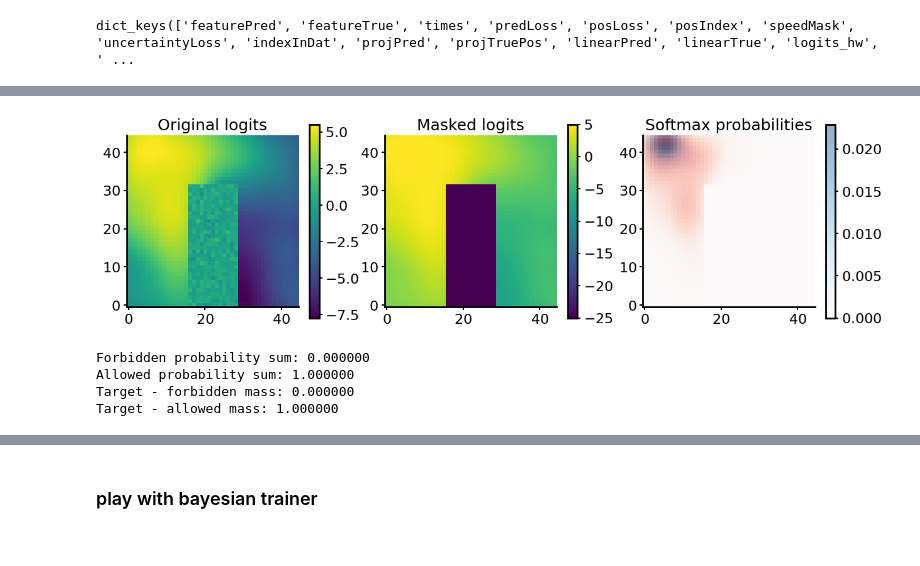
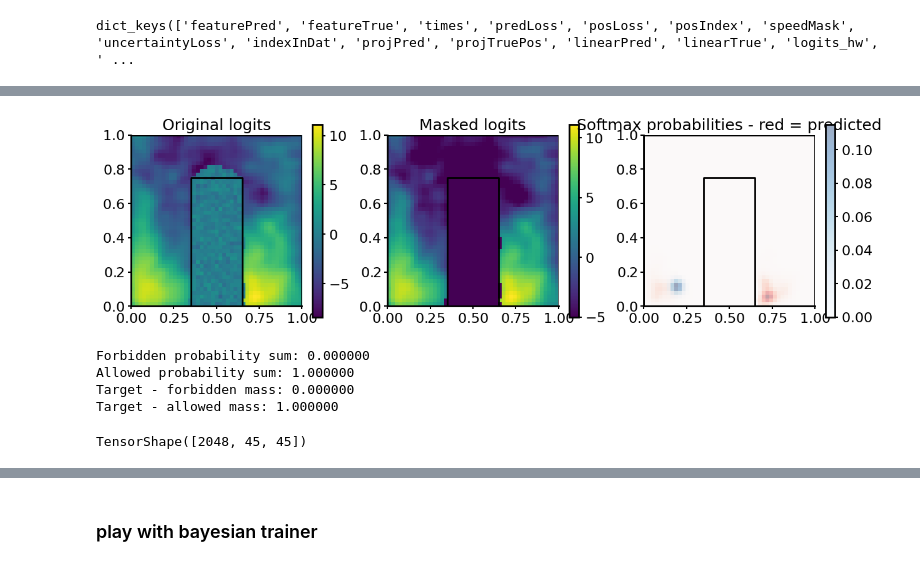
Before and after one commit to MobsLab/neuroEncoders, a Jupyter notebook: notebooks/NotebookKarimSingleMouse.ipynb, the cells around one changed output, grey strips where cells are left out. Drawn from its saved outputs; the diff is of its cells as text; code cells hidden in the pictures.

```diff
--- a/notebooks/NotebookKarimSingleMouse.ipynb
+++ b/notebooks/NotebookKarimSingleMouse.ipynb
@@ -31,11 +14,13 @@ nameExp = "current_LogLoss_Transformer_Dense_Transformer"
 nameExp_Transformer = "current_LogLoss_Transformer_Dense_Transformer"
 nameExp_LSTM = "current_LogLoss_Transformer_Dense_LSTM"
 
-nameExp = "new_GaussianHeatMap_LinearLoss_Dense_Transformer"
+nameExp = "smallSigma_GaussianHeatMap_LinearLoss_Transformer"
+nameExp_Bayes = "current_LogLoss_Transformer_Dense_Transformer"
+
 #nameExp = "projected_LinearLoss_Dense_Transformer"
 # %%
 jsonPath = None
-windowSizeMS = [108,]
+windowSizeMS = [108]
 mode = "ann"
 target = "pos"
 phase = "pre"
@@ -49,18 +46,14 @@ Dir_LSTM = neuroencoders.utils.MOBS_Functions.path_for_experiments_df('Sub', nam
 # %%
-import tensorflow.config as tfconfig
 deviceName = "cpu"
-if tfconfig.list_physical_devices("GPU"):
-    deviceName = "gpu"
-
-deviceName = "cpu"
-Mouse_Results = neuroencoders.utils.MOBS_Functions.Mouse_Results(Dir, mouse_name=mouse, manipe=manipe, target=target,
+Mouse_Results = mf.Mouse_Results(Dir, mouse_name=mouse, manipe=manipe, target=target,
                                                         nameExp=nameExp, nEpochs=nEpochs, phase=phase,
                                                         deviceName=deviceName, windows=windowSizeMS,
                                                         isTransformer = "LSTM" not in nameExp, denseweight= False,
                                                         transform_w_log = False,
-                                                        which = "ann",
+                                                        which = "both",
                                                         isPredLoss = False,
-                                                        GaussianHeatmap = True
+                                                        GaussianHeatmap = True,
+                                                        # bayes_project_path = nameExp_Bayes,
                                                         )
 # %% [output]
 Path for 1199 found: /media/mickey/DataTheotime210/DimaERC2/neuroencoders_1021/_work/M1199_PAG
@@ -87,7 +84,7 @@ Windows: 108
 # %%
 import dill as pickle
 # %%
-with open("/home/mickey/Documents/Theotime/DimaERC2/neuroencoders_1021/_work/M1199_PAG/new_GaussianHeatMap_LinearLoss_Dense_Transformer/results/108/decoding_results_pre.pkl", "rb") as f:
+with open(os.path.join(Mouse_Results.folderResult, "108", "decoding_results_pre.pkl"), "rb") as f:
     decoding_results = pickle.load(f)
 # %%
 decoding_results.keys()
@@ -119,12 +105,10 @@ truePos = decoding_results["featureTrue"]
 # %%
-import tensorflow as tf
-import matplotlib.pyplot as plt
-
 # Assume logits_hw: [B,H,W], target_hw: [B,H,W], heatmap_layer instance exists
+from neuroencoders.utils.global_classes import MAZE_COORDS
 B, H, W = logits_hw.shape
 
 # 1️⃣ Mask forbidden logits
-masked_logits = tf.where(heatmap_layer.FORBID[None] > 0, heatmap_layer.NEG, logits_hw)
+masked_logits = tf.where(heatmap_layer.forbid_mask_tf[None] > 0, heatmap_layer.NEG, logits_hw)
 
 # 2️⃣ Softmax over allowed bins
 logits_flat = tf.reshape(masked_logits, [B, H*W])
@@ -135,44 +119,53 @@ probs = tf.reshape(probs_flat, [B, H, W])
 target_hw = heatmap_layer.gaussian_heatmap_targets(truePos)  # batch-size slice
 
 # 4️⃣ Plot one example
 i = np.random.randint(0, B-1)  # first example in batch
 
 plt.figure(figsize=(15,4))
 
 plt.subplot(1,3,1)
 plt.title("Original logits")
-plt.imshow(logits_hw[i], origin='lower')
+plt.plot(MAZE_COORDS[:,0], MAZE_COORDS[:,1], 'k-', lw=2)
+plt.imshow(logits_hw[i], origin='lower', extent = (0,1,0,1))
 plt.colorbar()
 
 plt.subplot(1,3,2)
 plt.title("Masked logits")
-plt.imshow(masked_logits[i], origin='lower', vmin=-25, vmax=5)
+plt.plot(MAZE_COORDS[:,0], MAZE_COORDS[:,1], 'k-', lw=2)
+plt.imshow(masked_logits[i], origin='lower', vmin=-5, extent= (0,1,0,1))
 plt.colorbar()
 
 plt.subplot(1,3,3)
-plt.title("Softmax probabilities")
+plt.title("Softmax probabilities - red = predicted")
 overlap = np.minimum(probs[i], target_hw.numpy()[i])
-plt.imshow(probs[i], origin='lower', alpha = 0.6, cmap = "Reds")
-plt.imshow(target_hw.numpy()[i], origin='lower', alpha=0.4, cmap = "Blues")
+plt.plot(MAZE_COORDS[:,0], MAZE_COORDS[:,1], 'k-', lw=2)
+
+plt.imshow(probs[i], origin='lower', alpha = 0.6, cmap = "Reds", extent = (0,1,0,1))
+plt.imshow(target_hw.numpy()[i], origin='lower', alpha=0.4, cmap = "Blues", extent = (0,1,0,1))
 # plt.imshow(overlap, cmap='YlOrBr', origin = "lower", alpha=0.2)
 plt.colorbar()
 
 plt.show()
 
 # Optional: check forbidden bins probability sum
-forbid_prob_sum = tf.reduce_sum(probs[i] * heatmap_layer.FORBID)
-allowed_prob_sum = tf.reduce_sum(probs[i] * (1.0 - heatmap_layer.FORBID))
+forbid_prob_sum = tf.reduce_sum(probs[i] * heatmap_layer.forbid_mask_tf)
+allowed_prob_sum = tf.reduce_sum(probs[i] * (1.0 - heatmap_layer.forbid_mask_tf))
 print(f"Forbidden probability sum: {forbid_prob_sum.numpy():.6f}")
 print(f"Allowed probability sum: {allowed_prob_sum.numpy():.6f}")
 
 # Optional: check target mass
-forbid_target_sum = tf.reduce_sum(target_hw[i] * heatmap_layer.FORBID)
-allowed_target_sum = tf.reduce_sum(target_hw[i] * (1.0 - heatmap_layer.FORBID))
+forbid_target_sum = tf.reduce_sum(target_hw[i] * heatmap_layer.forbid_mask_tf)
+allowed_target_sum = tf.reduce_sum(target_hw[i] * (1.0 - heatmap_layer.forbid_mask_tf))
 print(f"Target - forbidden mass: {forbid_target_sum.numpy():.6f}")
 print(f"Target - allowed mass: {allowed_target_sum.numpy():.6f}")
 # %% [output]
-[figure, old version]
+[figure, new version]
 Forbidden probability sum: 0.000000
 Allowed probability sum: 1.000000
 Target - forbidden mass: 0.000000
 Target - allowed mass: 1.000000
+# %%
+truePos.shape
+probs.shape
+# %% [output]
+TensorShape([2048, 45, 45])
```
Also changed, not shown: parts of 56 cells of this notebook, 1 other file.
